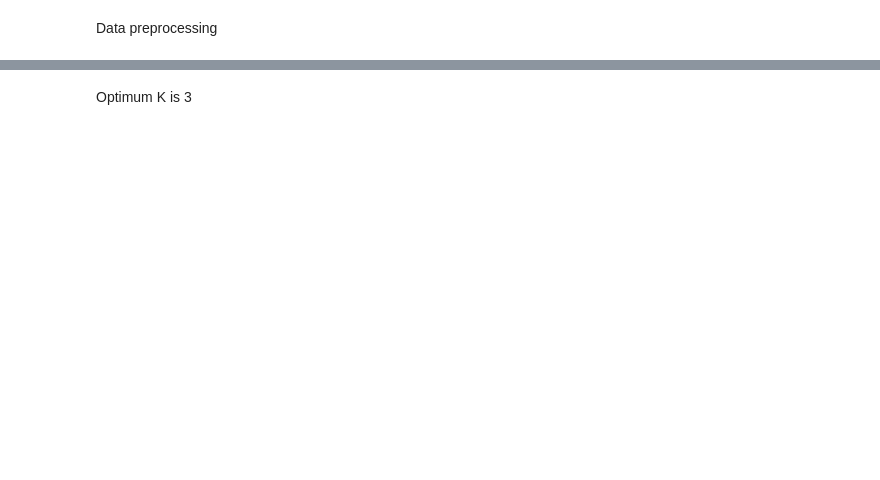
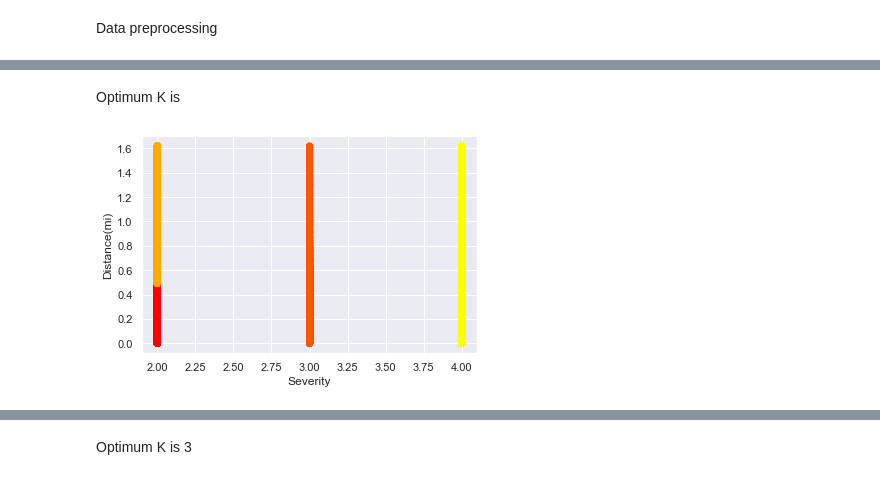
Before and after one commit to stratoskar/DataAnalytics, a Jupyter notebook: Data Analytics/Data_Preprocessing_US_accidents.ipynb, the cells around one changed output, grey strips where cells are left out. Saved outputs shown, nothing was run; the diff lists cells and outputs as text; code cells hidden in the pictures; blank space fills up the shorter version.

```diff
--- a/Data Analytics/Data_Preprocessing_US_accidents.ipynb
+++ b/Data Analytics/Data_Preprocessing_US_accidents.ipynb
@@ -265,0 +284,12 @@ plt.show()
+# %% [markdown]
+Optimum K is
+# %%
+kmeans = KMeans(n_clusters=4)
+y = kmeans.fit_predict(Y)
+
+plt.scatter(Y['Severity'], Y['Distance(mi)'],c=y,cmap="autumn")
+plt.xlabel('Severity')
+plt.ylabel('Distance(mi)')
+plt.show()
+# %% [output]
+[figure, added]
```
Also changed, not shown: parts of 31 cells of this notebook, 2 other files.
